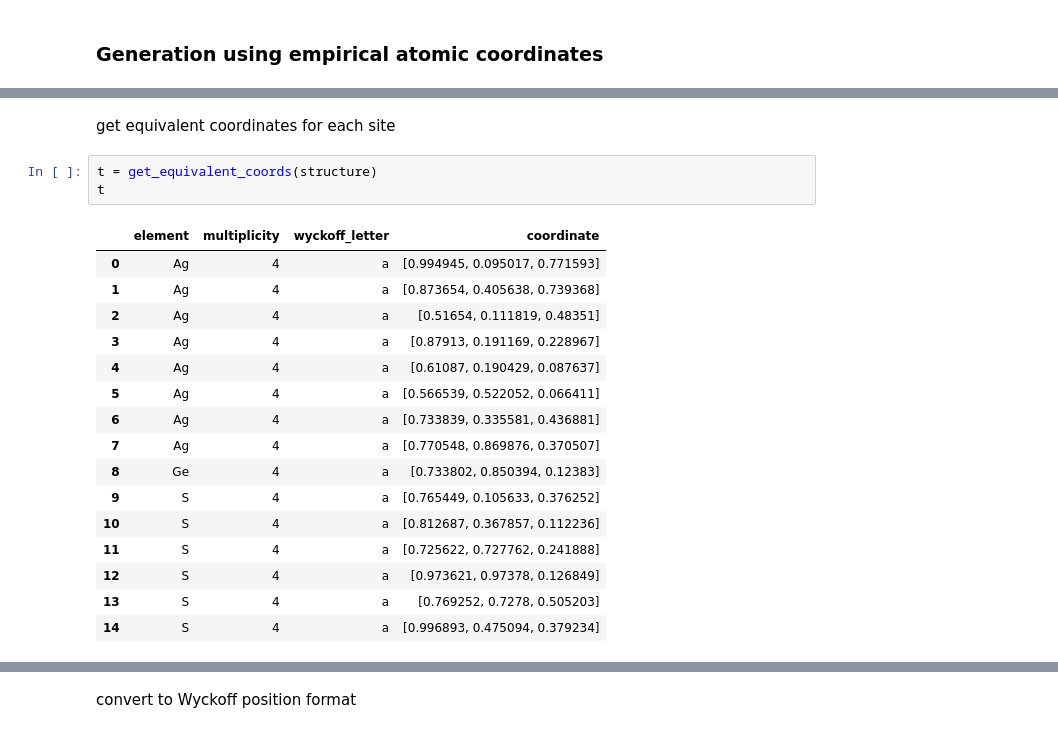
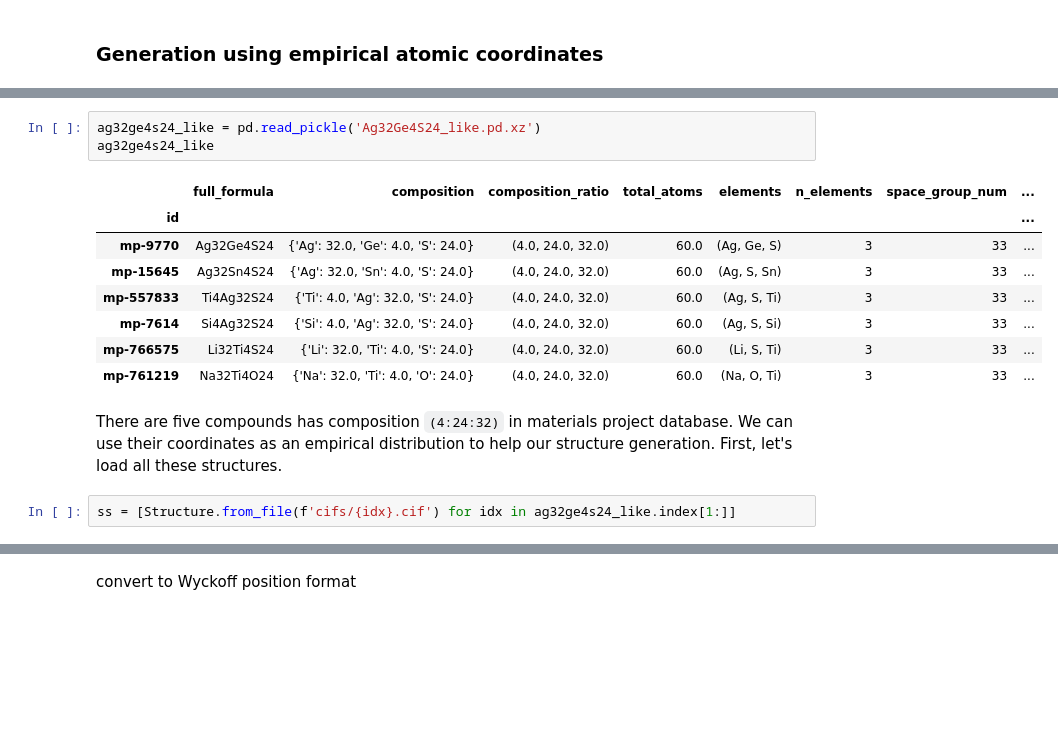
Before and after one commit to yoshida-lab/crystallus, a Jupyter notebook: examples/test_complicate_case.ipynb, the cells around one changed output, grey strips where cells are left out. Drawn from its saved outputs; the diff is of its cells as text; blank space fills up the shorter version.

```diff
--- a/examples/test_complicate_case.ipynb
+++ b/examples/test_complicate_case.ipynb
@@ -165,22 +145,17 @@ PeriodicSite: S (3.7894, 10.4756, 1.8493) [0.4969, 0.9751, 0.1208]
-# %% [markdown]
-get equivalent coordinates for each site
-# %%
-t = get_equivalent_coords(structure)
-t
-# %% [output]
-|  | element | multiplicity | wyckoff_letter | coordinate |
-| 0 | Ag | 4 | a | [0.994945, 0.095017, 0.771593] |
-| 1 | Ag | 4 | a | [0.873654, 0.405638, 0.739368] |
-| 2 | Ag | 4 | a | [0.51654, 0.111819, 0.48351] |
-| 3 | Ag | 4 | a | [0.87913, 0.191169, 0.228967] |
-| 4 | Ag | 4 | a | [0.61087, 0.190429, 0.087637] |
-| 5 | Ag | 4 | a | [0.566539, 0.522052, 0.066411] |
-| 6 | Ag | 4 | a | [0.733839, 0.335581, 0.436881] |
-| 7 | Ag | 4 | a | [0.770548, 0.869876, 0.370507] |
-| 8 | Ge | 4 | a | [0.733802, 0.850394, 0.12383] |
-| 9 | S | 4 | a | [0.765449, 0.105633, 0.376252] |
-| 10 | S | 4 | a | [0.812687, 0.367857, 0.112236] |
-| 11 | S | 4 | a | [0.725622, 0.727762, 0.241888] |
-| 12 | S | 4 | a | [0.973621, 0.97378, 0.126849] |
-| 13 | S | 4 | a | [0.769252, 0.7278, 0.505203] |
-| 14 | S | 4 | a | [0.996893, 0.475094, 0.379234] |
+# %%
+ag32ge4s24_like = pd.read_pickle('Ag32Ge4S24_like.pd.xz')
+ag32ge4s24_like
+# %% [output]
+|  | full_formula | composition | composition_ratio | total_atoms | elements | n_elements | space_group_num | ... |
+| id |  |  |  |  |  |  |  | ... |
+| mp-9770 | Ag32Ge4S24 | {'Ag': 32.0, 'Ge': 4.0, 'S': 24.0} | (4.0, 24.0, 32.0) | 60.0 | (Ag, Ge, S) | 3 | 33 | ... |
+| mp-15645 | Ag32Sn4S24 | {'Ag': 32.0, 'Sn': 4.0, 'S': 24.0} | (4.0, 24.0, 32.0) | 60.0 | (Ag, S, Sn) | 3 | 33 | ... |
+| mp-557833 | Ti4Ag32S24 | {'Ti': 4.0, 'Ag': 32.0, 'S': 24.0} | (4.0, 24.0, 32.0) | 60.0 | (Ag, S, Ti) | 3 | 33 | ... |
+| mp-7614 | Si4Ag32S24 | {'Si': 4.0, 'Ag': 32.0, 'S': 24.0} | (4.0, 24.0, 32.0) | 60.0 | (Ag, S, Si) | 3 | 33 | ... |
+| mp-766575 | Li32Ti4S24 | {'Li': 32.0, 'Ti': 4.0, 'S': 24.0} | (4.0, 24.0, 32.0) | 60.0 | (Li, S, Ti) | 3 | 33 | ... |
+| mp-761219 | Na32Ti4O24 | {'Na': 32.0, 'Ti': 4.0, 'O': 24.0} | (4.0, 24.0, 32.0) | 60.0 | (Na, O, Ti) | 3 | 33 | ... |
+# %% [markdown]
+There are five compounds has composition `(4:24:32)` in materials project database. We can use their coordinates as an empirical distribution to help our structure generation.
+First, let's load all these structures.
+# %%
+ss = [Structure.from_file(f'cifs/{idx}.cif') for idx in ag32ge4s24_like.index[1:]]
```
Also changed, not shown: parts of 26 cells of this notebook, 12 other files.
